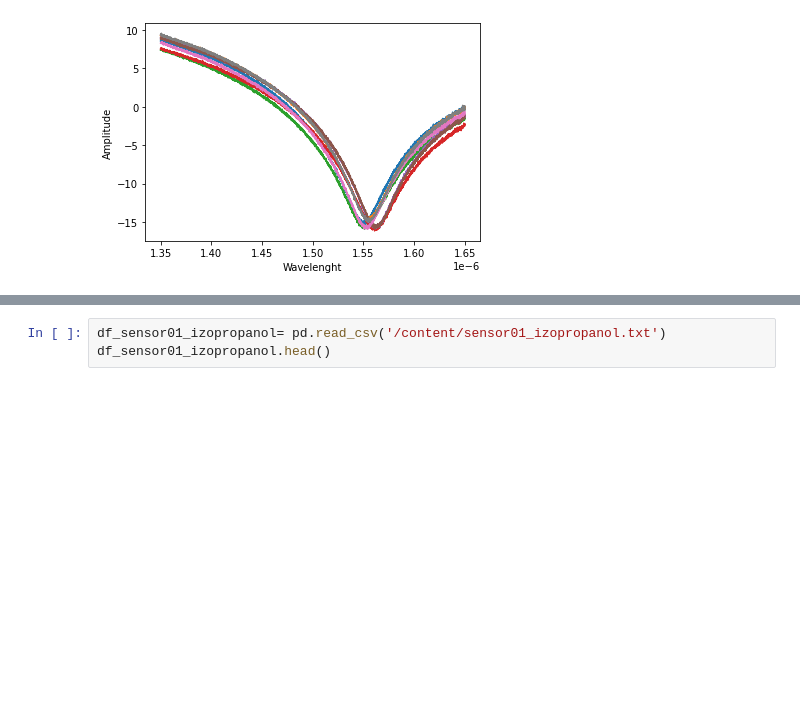
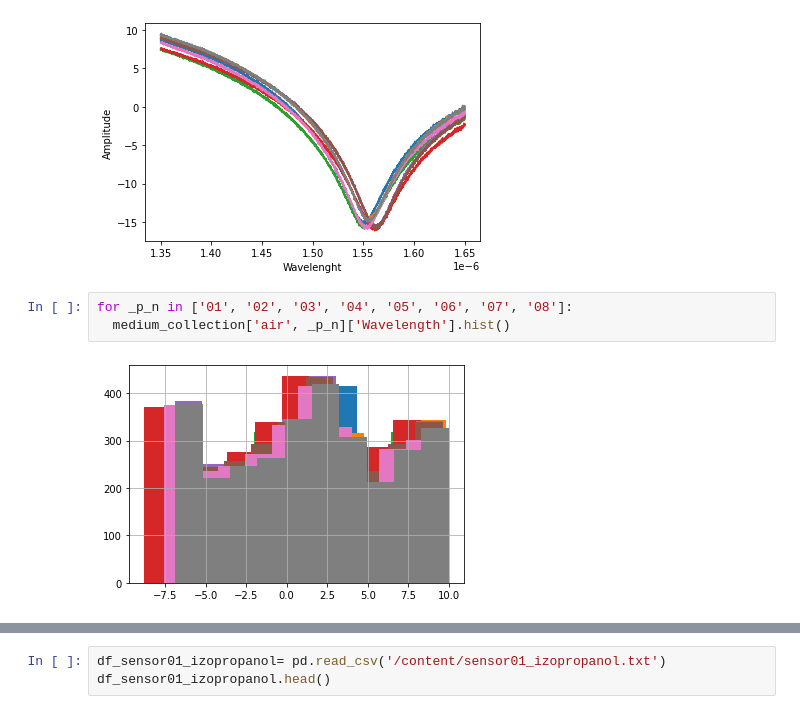
Before and after one commit to hexe007/pro_12, a Jupyter notebook: ind3.ipynb, the cells around one changed output, grey strips where cells are left out. Drawn from its saved outputs; the diff is of its cells as text; blank space fills up the shorter version.

```diff
--- a/ind3.ipynb
+++ b/ind3.ipynb
@@ -96,3 +96,8 @@ for _p_n in ['01', '02', '03', '04', '05', '06', '07', '08']:
   plt.plot(x,y)
 # %% [output]
 [figure]
+# %%
+for _p_n in ['01', '02', '03', '04', '05', '06', '07', '08']:
+  medium_collection['air', _p_n]['Wavelength'].hist()
+# %% [output]
+[figure, added]
```
Also changed, not shown: parts of 3 cells of this notebook.
